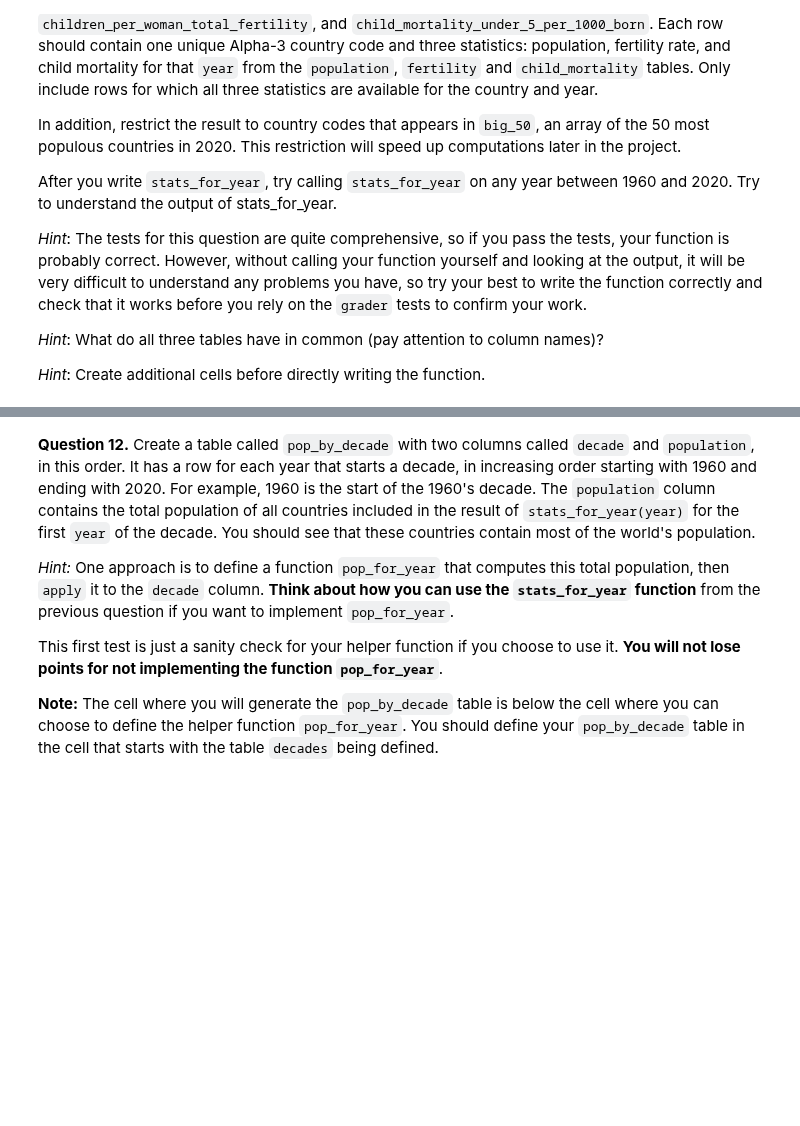
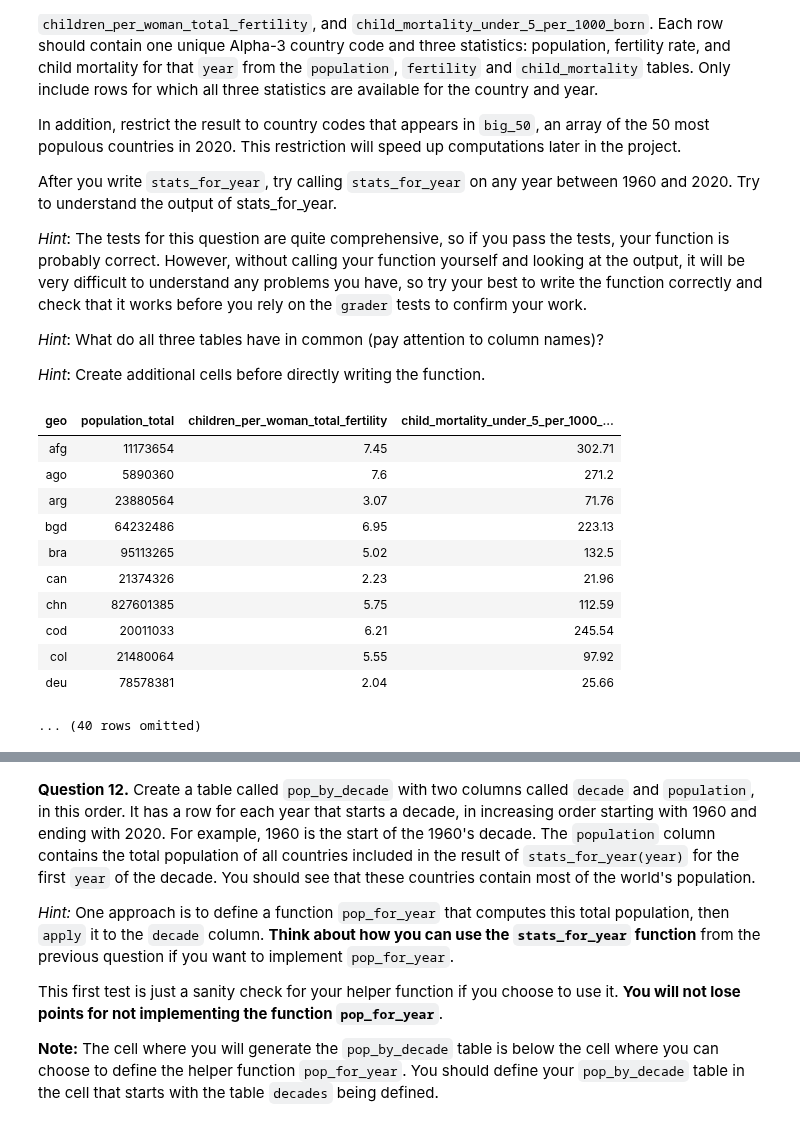
Before and after one commit to zeke5172-wq/Data-Analytics-class, a Jupyter notebook: project1/project1.ipynb, the cells around one changed output, grey strips where cells are left out. Saved outputs shown, nothing was run; the diff lists cells and outputs as text; code cells hidden in the pictures; blank space fills up the shorter version.

```diff
--- a/project1/project1.ipynb
+++ b/project1/project1.ipynb
@@ -446,17 +428,30 @@ After you write `stats_for_year`, try calling `stats_for_year` on any year betwe
 # %%
 # We first create a population table that only includes the
 # 50 countries with the largest 2020 populations. We focus on
 # these 50 countries only so that plotting later will run faster.
 big_50 = population.where('time', are.equal_to(2020)).sort("population_total", descending=True).take(np.arange(50)).column('geo')
 population_of_big_50 = population.where('time', are.above(1959)).where('geo', are.contained_in(big_50))
 
 def stats_for_year(year):
     """Return a table of the stats for each country that year."""
     p = population_of_big_50.where('time', are.equal_to(year)).drop('time')
     f = fertility.where('time', are.equal_to(year)).drop('time')
     c = child_mortality.where('time', are.equal_to(year)).drop('time')
-    ...
+    return p.join("geo",f.join("geo",c))
 
-...
+stats_for_year(1970)
+# %% [output]
+| geo | population_total | children_per_woman_total_fertility | child_mortality_under_5_per_1000_... |
+| afg | 11173654 | 7.45 | 302.71 |
+| ago | 5890360 | 7.6 | 271.2 |
+| arg | 23880564 | 3.07 | 71.76 |
+| bgd | 64232486 | 6.95 | 223.13 |
+| bra | 95113265 | 5.02 | 132.5 |
+| can | 21374326 | 2.23 | 21.96 |
+| chn | 827601385 | 5.75 | 112.59 |
+| cod | 20011033 | 6.21 | 245.54 |
+| col | 21480064 | 5.55 | 97.92 |
+| deu | 78578381 | 2.04 | 25.66 |
+... (40 rows omitted)
 # %%
 grader.check("q1_11")
```
Also changed, not shown: parts of 8 cells of this notebook, 1 other file.
